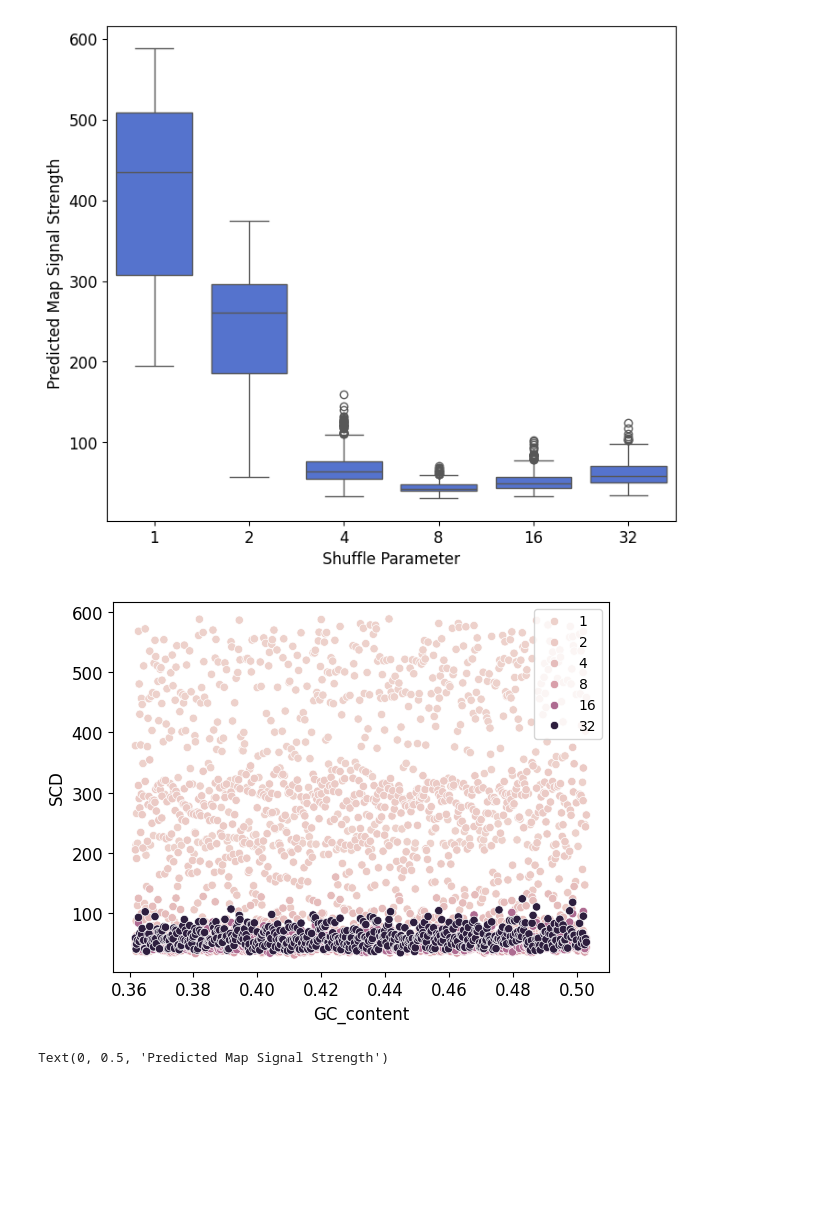
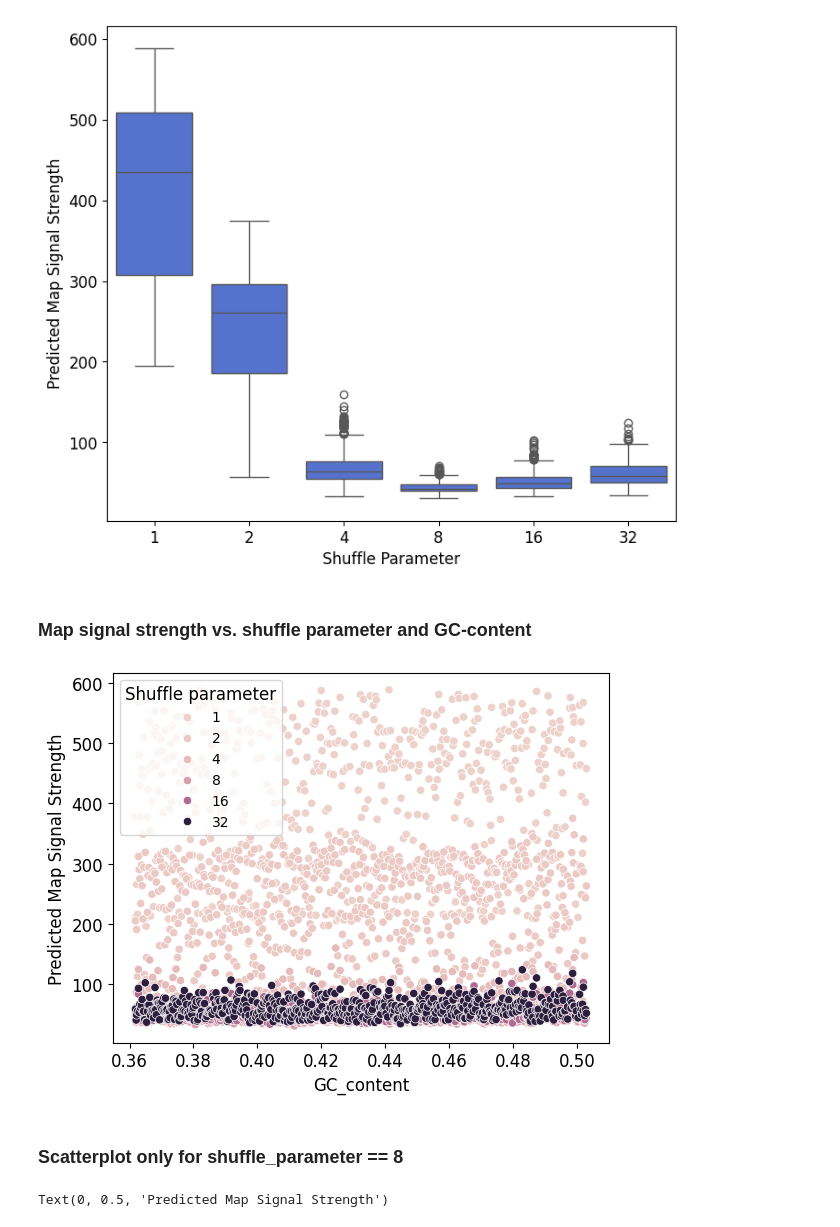
Before and after one commit to Fudenberg-Research-Group/akitaV2-analyses, a Jupyter notebook: experiments/background_generation/sequence_shuffling/analysis/analysis_shuffling_parameter.ipynb, the cells around one changed output. Saved outputs shown, nothing was run; the diff lists cells and outputs as text; code cells hidden in the pictures; blank space fills up the shorter version.

```diff
--- a/experiments/background_generation/sequence_shuffling/analysis/analysis_shuffling_parameter.ipynb
+++ b/experiments/background_generation/sequence_shuffling/analysis/analysis_shuffling_parameter.ipynb
@@ -24,11 +24,16 @@ plt.ylabel("Predicted Map Signal Strength")
 # %% [output]
 Text(0, 0.5, 'Predicted Map Signal Strength')
 [figure]
+# %% [markdown]
+### Map signal strength vs. shuffle parameter and GC-content
 # %%
 # by GC-content
 ax = sns.scatterplot(data=df, x="GC_content", y="SCD", hue="shuffle_parameter")
-plt.legend(fontsize='small')
+plt.ylabel("Predicted Map Signal Strength")
+plt.legend(fontsize='small', title='Shuffle parameter')
 plt.show()
 # %% [output]
-[figure, old version]
+[figure, new version]
+# %% [markdown]
+### Scatterplot only for shuffle_parameter == 8
 # %%
```
Also changed, not shown: parts of 6 cells of this notebook, 12 other files.
